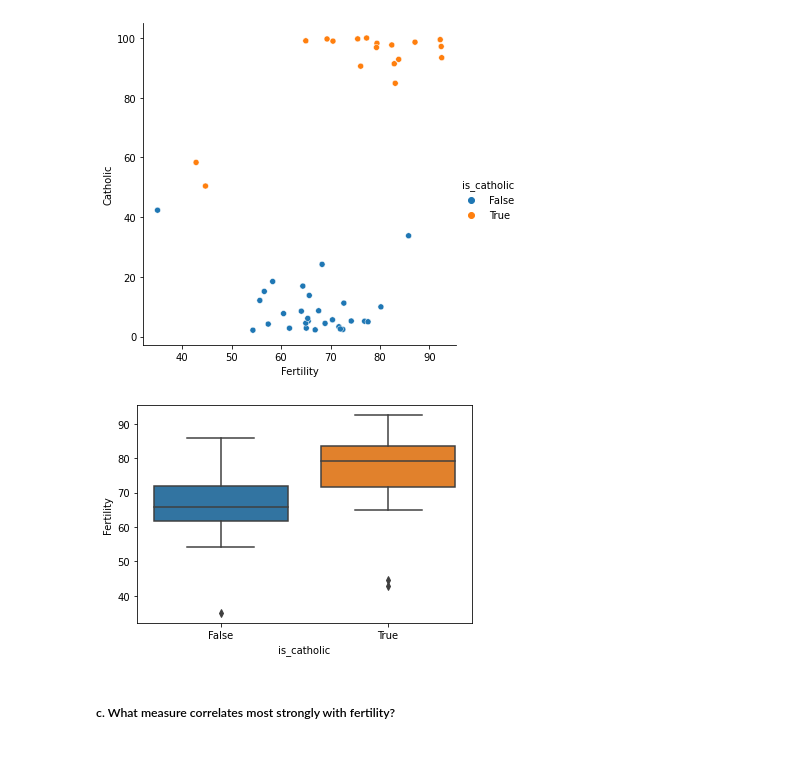
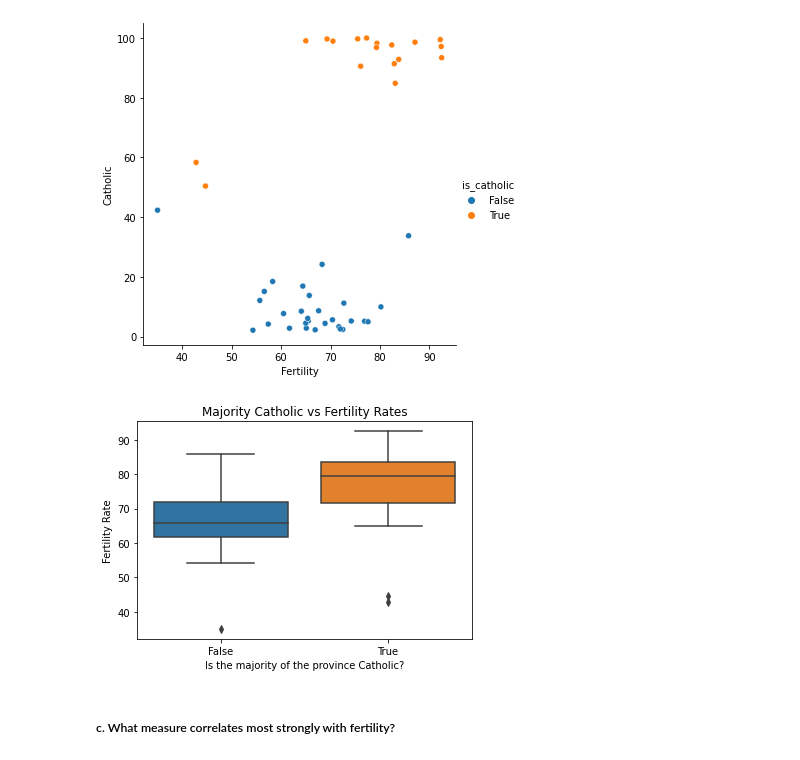
Before and after one commit to adam-talbot/numpy-pandas-visualization-exercises, a Jupyter notebook: seaborn_exercises.ipynb, the cells around one changed output. Drawn from its saved outputs; the diff is of its cells as text; code cells hidden in the pictures.

```diff
--- a/seaborn_exercises.ipynb
+++ b/seaborn_exercises.ipynb
@@ -139,9 +142,12 @@ plt.plot()
 [figure]
 # %%
 sns.boxplot(data=swiss, x="is_catholic", y="Fertility")
+plt.title('Majority Catholic vs Fertility Rates')
+plt.xlabel('Is the majority of the province Catholic?')
+plt.ylabel('Fertility Rate')
 plt.show()
 # %% [output]
-[figure, old version]
+[figure, new version]
 # %% [markdown]
 ##### c. What measure correlates most strongly with fertility?
 # %%
```
Also changed, not shown: parts of 3 cells of this notebook.
